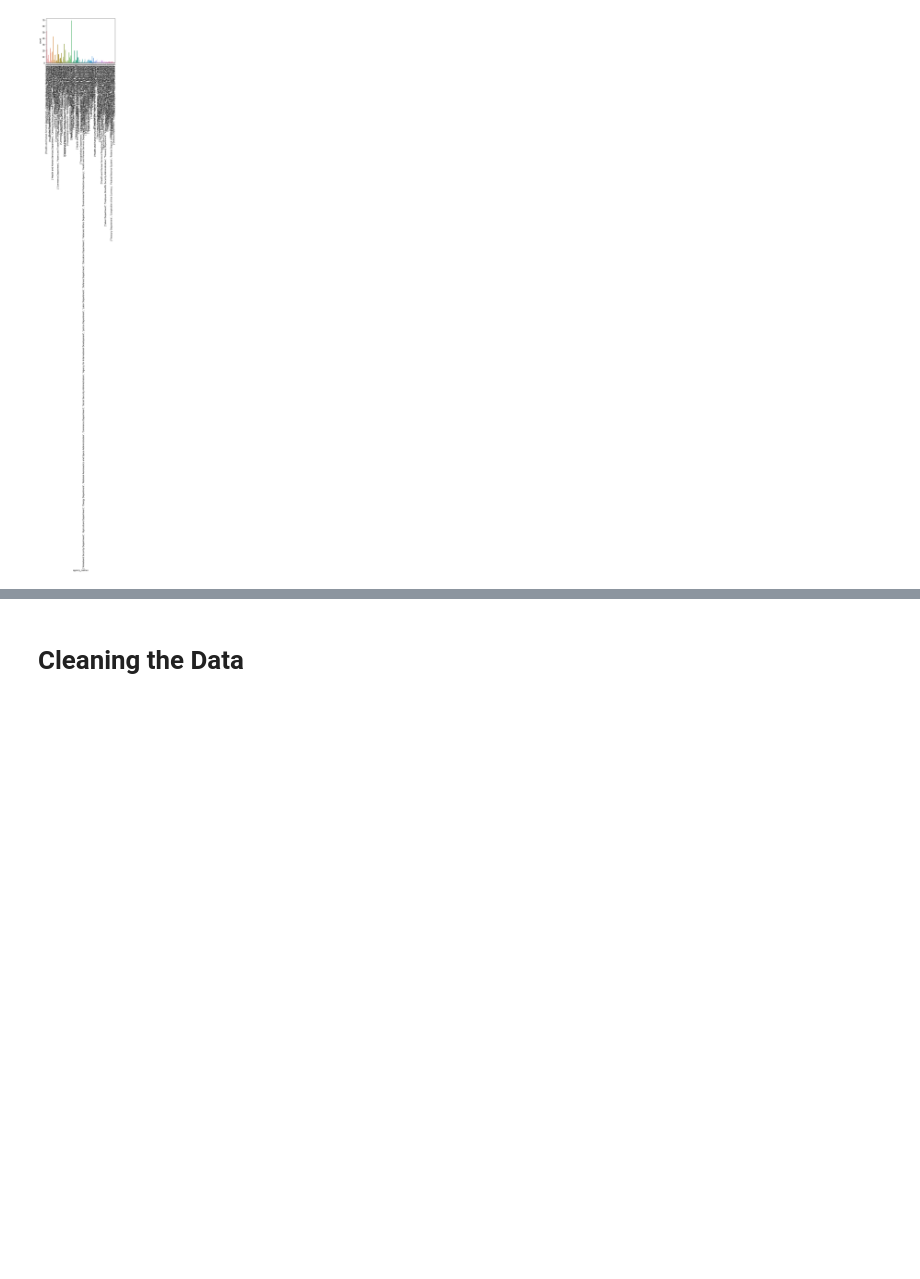
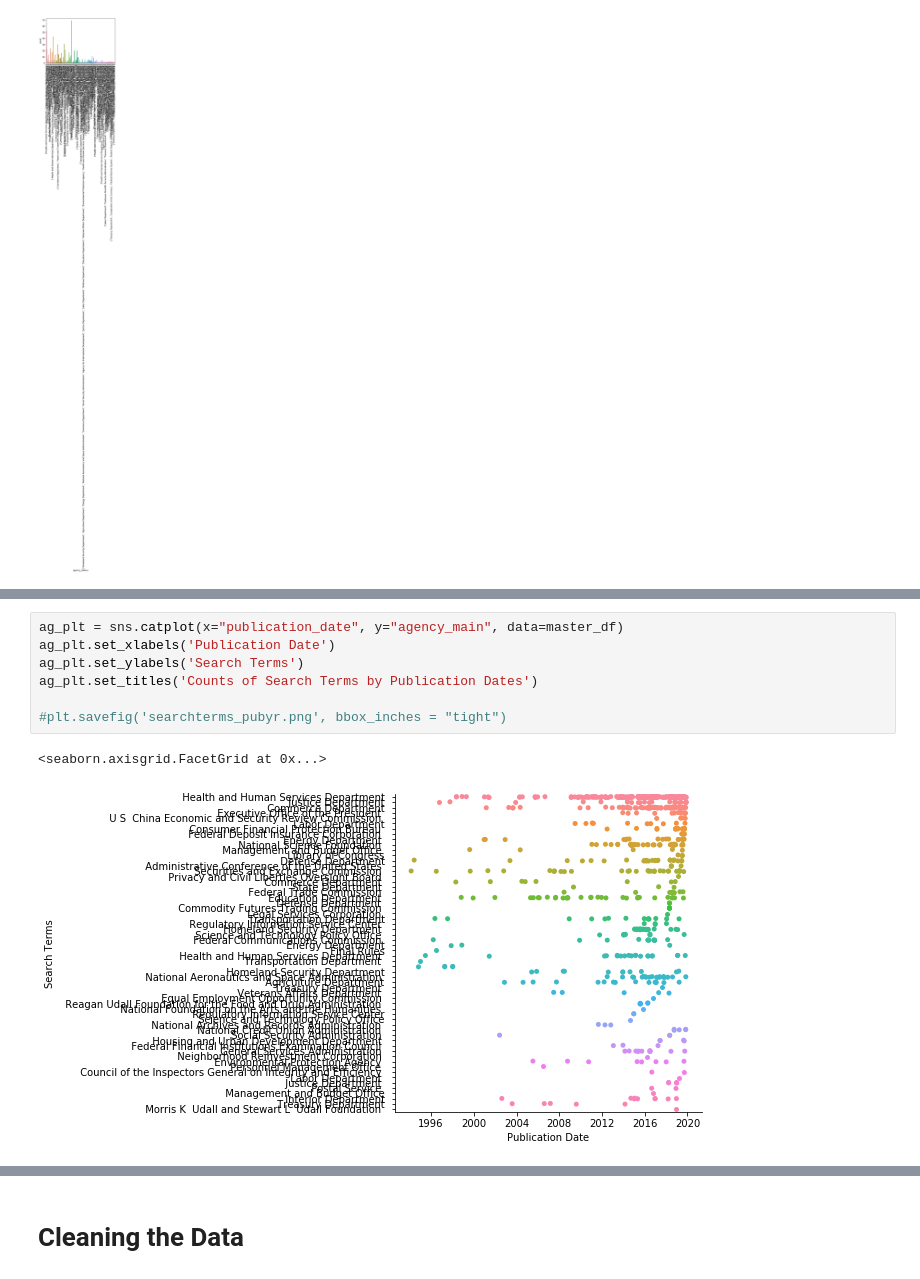
Before and after one commit to JDNantais/FederalRegister_API, a Jupyter notebook: DATA 601 - Federal Register API v2.ipynb, the cells around one changed output, grey strips where cells are left out. Drawn from its saved outputs; the diff is of its cells as text; blank space fills up the shorter version.

```diff
--- a/DATA 601 - Federal Register API v2.ipynb
+++ b/DATA 601 - Federal Register API v2.ipynb
@@ -245,0 +258,10 @@ master_df.plot.line(x= 'publication_date', y = 'Search Term')
+# %%
+ag_plt = sns.catplot(x="publication_date", y="agency_main", data=master_df)
+ag_plt.set_xlabels('Publication Date')
+ag_plt.set_ylabels('Search Terms')
+ag_plt.set_titles('Counts of Search Terms by Publication Dates')
+
+#plt.savefig('searchterms_pubyr.png', bbox_inches = "tight")
+# %% [output]
+<seaborn.axisgrid.FacetGrid at 0x...>
+[figure, added]
```
Also changed, not shown: parts of 11 cells of this notebook, 3 other files.
